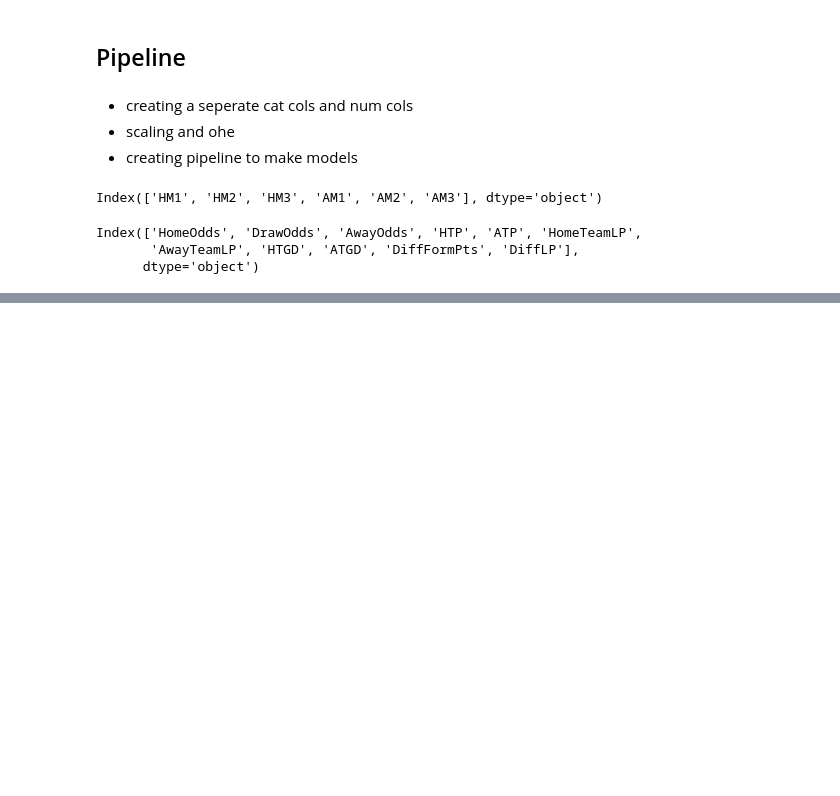
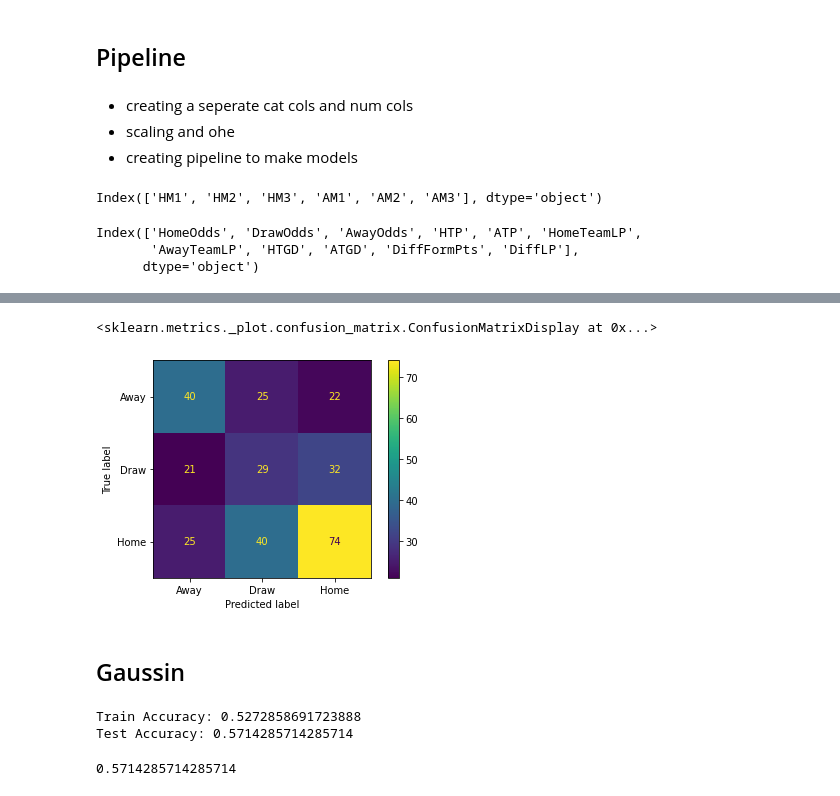
Before and after one commit to barteaga10/Premier-League-Prediction, a Jupyter notebook: Modeling .ipynb, the cells around one changed output, grey strips where cells are left out. Drawn from its saved outputs; the diff is of its cells as text; code cells hidden in the pictures; blank space fills up the shorter version.

```diff
--- a/Modeling .ipynb
+++ b/Modeling .ipynb
@@ -144,0 +194,5 @@ preprocessor = ColumnTransformer(transformers=[
+# %%
+dt_clf.fit(X_train, y_train)
+
+print(f'Train Accuracy: {dt_clf.score(X_train, y_train)}')
+print(f'Test Accuracy: {dt_clf.score(X_test, y_test)}')
@@ -144,0 +222,7 @@ preprocessor = ColumnTransformer(transformers=[
+# %%
+plot_confusion_matrix(dt_clf, X_test, y_test,display_labels=['Away', 'Draw', 'Home'])
+# %% [output]
+<sklearn.metrics._plot.confusion_matrix.ConfusionMatrixDisplay at 0x...>
+[figure, added]
+# %% [markdown]
+## Gaussin
@@ -144,0 +234,13 @@ preprocessor = ColumnTransformer(transformers=[
+# %%
+nb_clf.fit(X_train, y_train)
+nb_pred = nb_clf.predict(X_test)
+
+print(f'Train Accuracy: {nb_clf.score(X_train, y_train)}')
+print(f'Test Accuracy: {nb_clf.score(X_test, y_test)}')
+# %% [output]
+Train Accuracy: 0.5272858691723888
+Test Accuracy: 0.5714285714285714
+# %%
+precision_score(y_test, nb_pred, average='micro')
+# %% [output]
+0.5714285714285714
```
Also changed, not shown: parts of 44 cells of this notebook.
